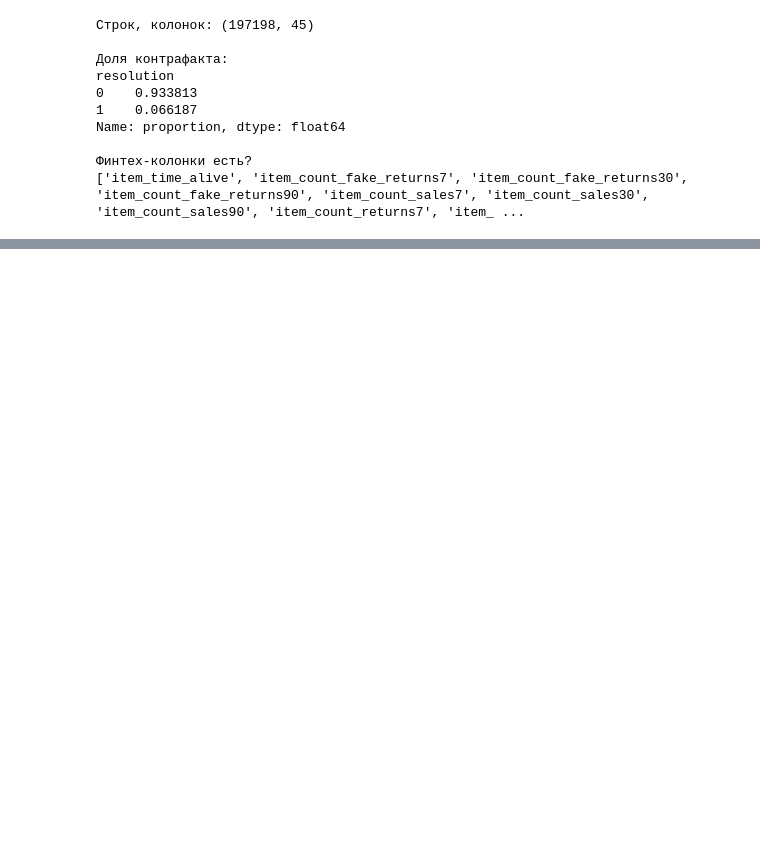
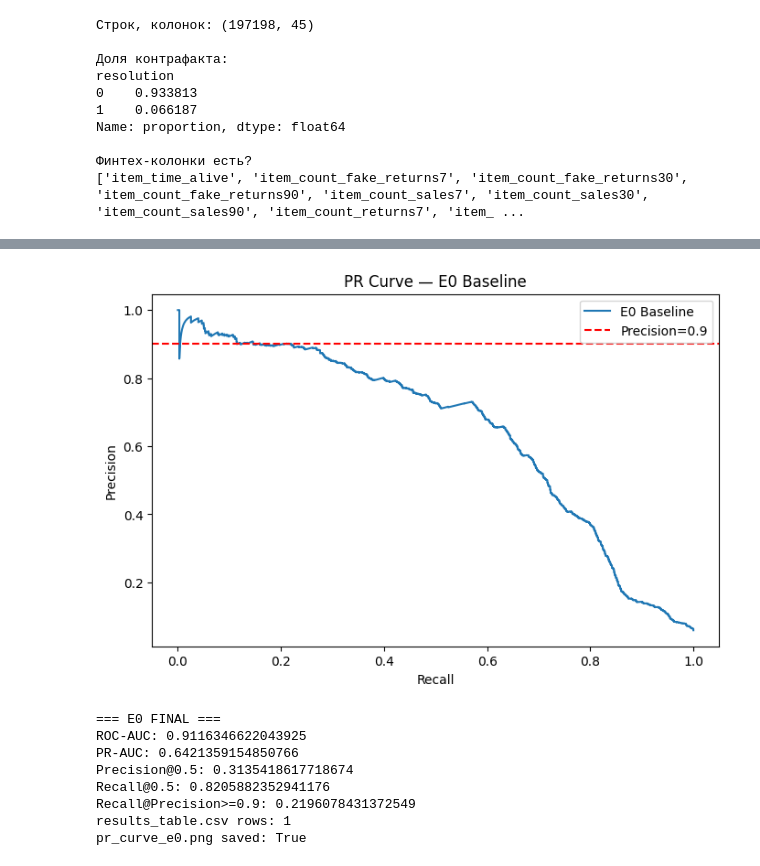
Before and after one commit to women-in-data/master-thesis-2025, a Jupyter notebook: fintech_approaches/fintech_experiment.ipynb, the cells around one changed output, grey strips where cells are left out. Cells and saved outputs as stored; diff of their text form; code cells hidden in the pictures; blank space fills up the shorter version.

Commit message:
Add all local files: fintech results, notebooks, service

```diff
--- a/fintech_approaches/fintech_experiment.ipynb
+++ b/fintech_approaches/fintech_experiment.ipynb
@@ -84,0 +388,79 @@ max             2.000                2.000           31.240       1.000
+# %%
+from sklearn.metrics import precision_score, recall_score
+
+test_pred_05 = (test_proba >= 0.5).astype(int)
+precision_at_05 = precision_score(y_test, test_pred_05, zero_division=0)
+recall_at_05 = recall_score(y_test, test_pred_05, zero_division=0)
+recall_at_p90_curve = recall_at_p90 if 'recall_at_p90' in globals() else 0.0
+
+results_row = pd.DataFrame([{
+    "experiment": "E0_baseline_default_threshold",
+    "threshold": 0.5,
+    "roc_auc": roc_auc,
+    "pr_auc": pr_auc,
+    "precision_at_05": precision_at_05,
+    "recall_at_05": recall_at_05,
+    "recall_at_p90_curve": recall_at_p90_curve,
+    "notes": "Baseline CatBoost, threshold=0.5"
+}])
+# %%
+from pathlib import Path
+import pandas as pd
+import matplotlib.pyplot as plt
+from sklearn.metrics import precision_score, recall_score, precision_recall_curve
+
+missing = [name for name in ['y_test', 'test_proba', 'roc_auc', 'pr_auc'] if name not in globals()]
+if missing:
+    raise RuntimeError(f"Run E0 cells first. Missing variables: {missing}")
+
+test_pred_05 = (test_proba >= 0.5).astype(int)
+precision_at_05 = precision_score(y_test, test_pred_05, zero_division=0)
+recall_at_05 = recall_score(y_test, test_pred_05, zero_division=0)
+
+precision_curve, recall_curve, thresholds_curve = precision_recall_curve(y_test, test_proba)
+recall_at_p90_curve = recall_at_p90_curve if 'recall_at_p90_curve' in globals() else recall_curve[precision_curve >= 0.9].max() if (precision_curve >= 0.9).any() else 0.0
+
+results_row = pd.DataFrame([{
+    'experiment': 'E0_baseline_default_threshold',
+    'threshold': 0.5,
+    'roc_auc': roc_auc,
+    'pr_auc': pr_auc,
+    'precision_at_05': precision_at_05,
+    'recall_at_05': recall_at_05,
+    'recall_at_p90_curve': recall_at_p90_curve,
+    'notes': 'Baseline CatBoost, threshold=0.5',
+}])
+
+results_path = Path('results_table.csv')
+if results_path.exists():
+    results_path.unlink()
+results_row.to_csv(results_path, index=False)
+
+plt.figure(figsize=(8, 5))
+plt.plot(recall_curve, precision_curve, label='E0 Baseline')
+plt.axhline(y=0.9, color='red', linestyle='--', label='Precision=0.9')
+plt.xlabel('Recall')
+plt.ylabel('Precision')
+plt.title('PR Curve — E0 Baseline')
+plt.legend()
+plt.savefig('pr_curve_e0.png', dpi=150, bbox_inches='tight')
+plt.show()
+
+print('=== E0 FINAL ===')
+print(f'ROC-AUC: {roc_auc}')
+print(f'PR-AUC: {pr_auc}')
+print(f'Precision@0.5: {precision_at_05}')
+print(f'Recall@0.5: {recall_at_05}')
+print(f'Recall@Precision>=0.9: {recall_at_p90_curve}')
+print(f'results_table.csv rows: {len(pd.read_csv(results_path))}')
+print(f'pr_curve_e0.png saved: {Path("pr_curve_e0.png").exists()}')
+# %% [output]
+[figure, added]
+=== E0 FINAL ===
+ROC-AUC: 0.9116346622043925
+PR-AUC: 0.6421359154850766
+Precision@0.5: 0.3135418617718674
+Recall@0.5: 0.8205882352941176
+Recall@Precision>=0.9: 0.2196078431372549
+results_table.csv rows: 1
+pr_curve_e0.png saved: True
```
Also changed, not shown: parts of 19 cells of this notebook, 45 other files.
